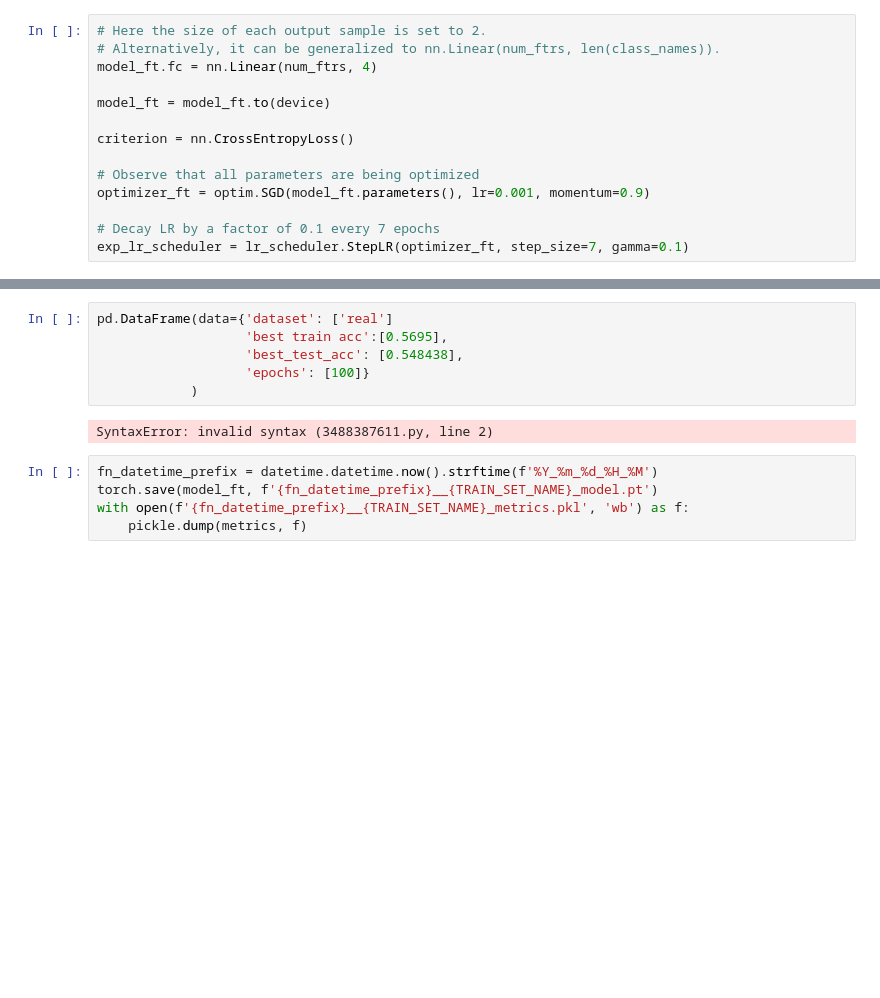
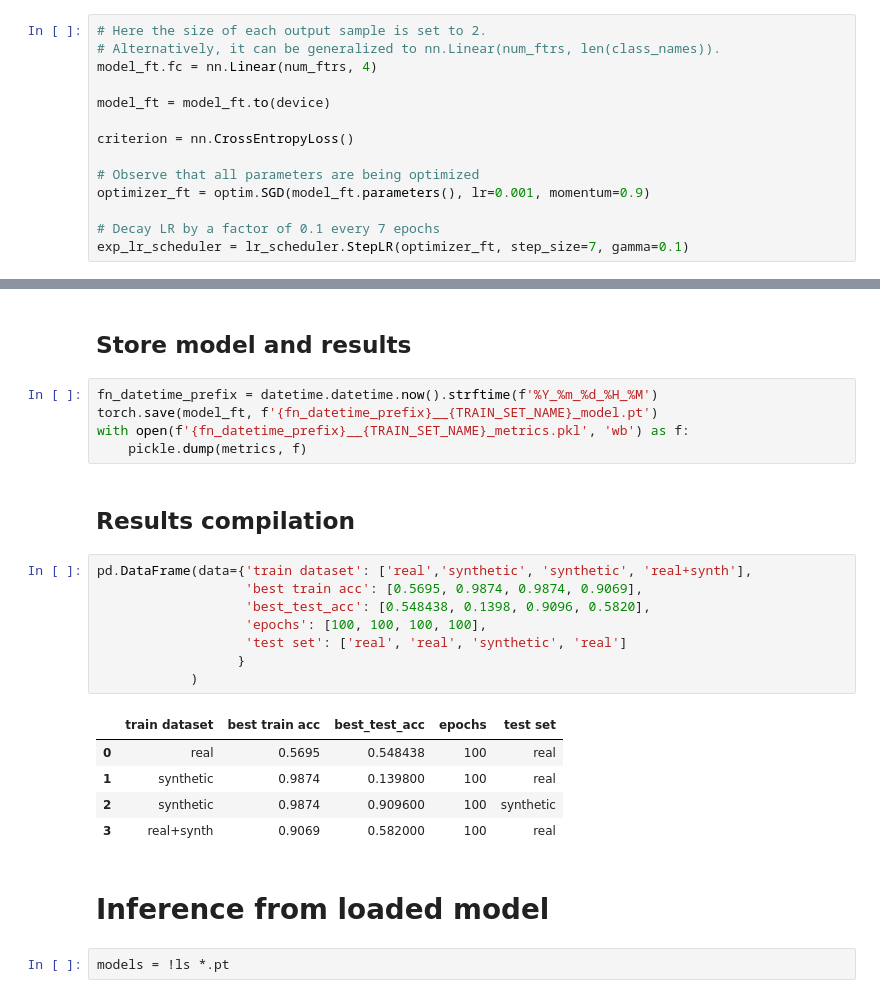
Before and after one commit to diogo-aos/iseg_07_ppai_group, a Jupyter notebook: exer1/exer1.ipynb, the cells around one changed output, grey strips where cells are left out. Drawn from its saved outputs; the diff is of its cells as text; blank space fills up the shorter version.

```diff
--- a/exer1/exer1.ipynb
+++ b/exer1/exer1.ipynb
@@ -209,13 +299,27 @@ Epoch 2/99
-# %%
-pd.DataFrame(data={'dataset': ['real']
-                   'best train acc':[0.5695],
-                   'best_test_acc': [0.548438],
-                   'epochs': [100]}
-            )
-# %% [output]
-SyntaxError: invalid syntax (3488387611.py, line 2)
+# %% [markdown]
+## Store model and results
 # %%
 fn_datetime_prefix = datetime.datetime.now().strftime(f'%Y_%m_%d_%H_%M')
 torch.save(model_ft, f'{fn_datetime_prefix}__{TRAIN_SET_NAME}_model.pt')
 with open(f'{fn_datetime_prefix}__{TRAIN_SET_NAME}_metrics.pkl', 'wb') as f:
     pickle.dump(metrics, f)
+# %% [markdown]
+## Results compilation
+# %%
+pd.DataFrame(data={'train dataset': ['real','synthetic', 'synthetic', 'real+synth'],
+                   'best train acc': [0.5695, 0.9874, 0.9874, 0.9069],
+                   'best_test_acc': [0.548438, 0.1398, 0.9096, 0.5820],
+                   'epochs': [100, 100, 100, 100],
+                   'test set': ['real', 'real', 'synthetic', 'real']
+                  }
+            )
+# %% [output]
+|  | train dataset | best train acc | best_test_acc | epochs | test set |
+| 0 | real | 0.5695 | 0.548438 | 100 | real |
+| 1 | synthetic | 0.9874 | 0.139800 | 100 | real |
+| 2 | synthetic | 0.9874 | 0.909600 | 100 | synthetic |
+| 3 | real+synth | 0.9069 | 0.582000 | 100 | real |
+# %% [markdown]
+# Inference from loaded model
+# %%
+models = !ls *.pt
```
Also changed, not shown: parts of 31 cells of this notebook, 3 other files.
